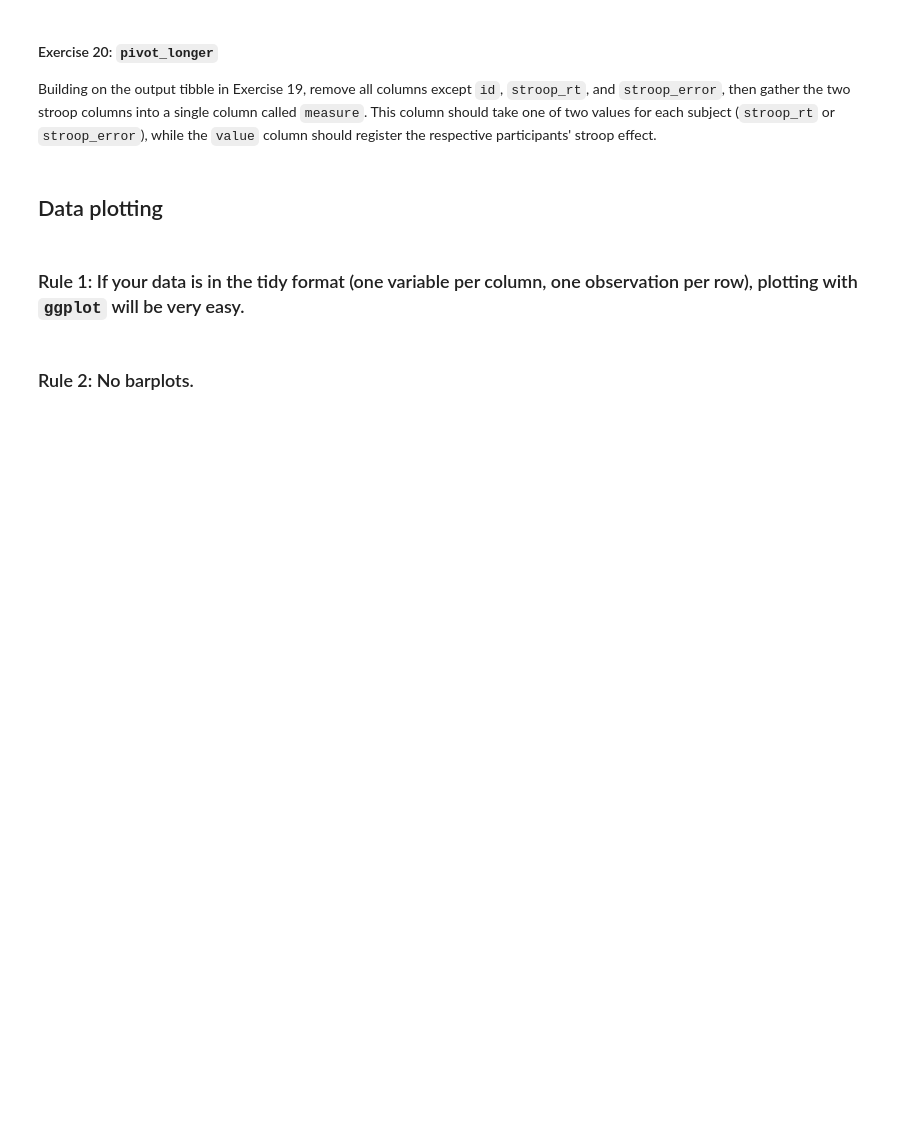
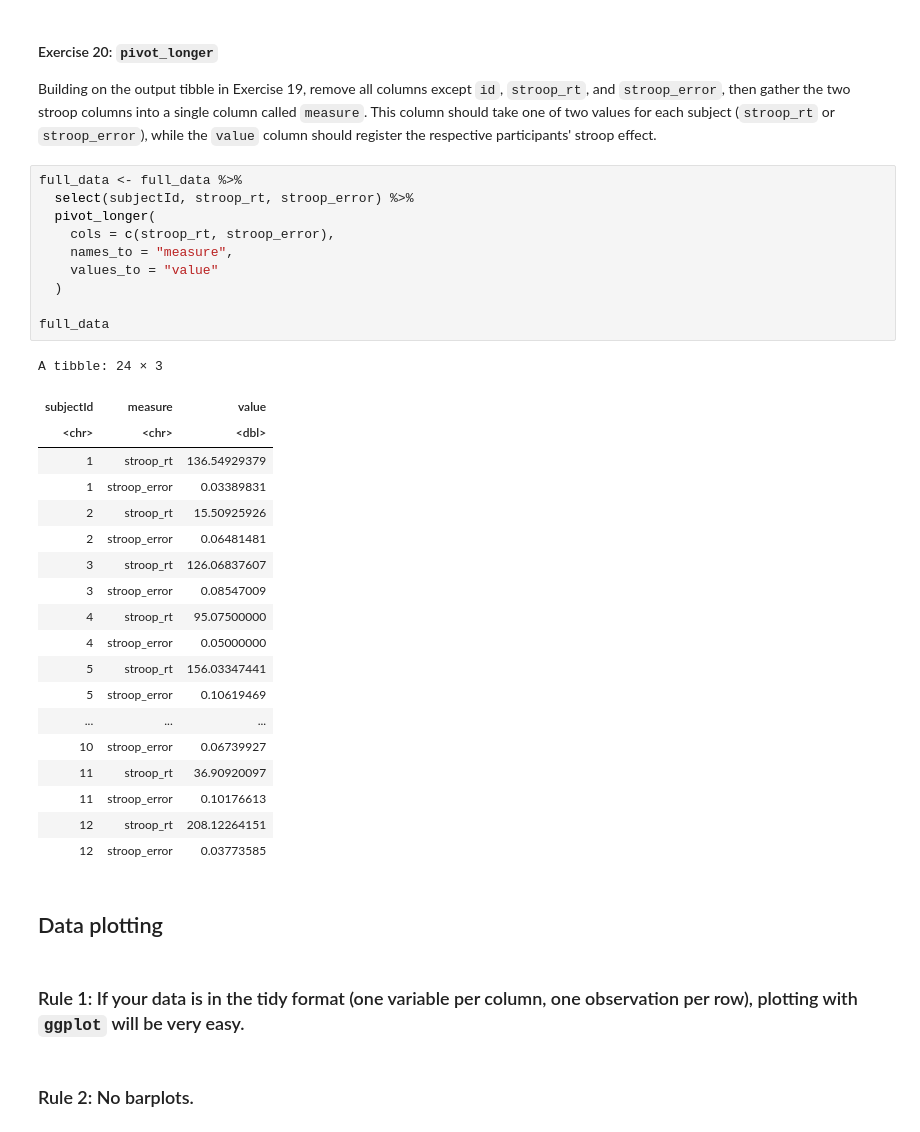
Before and after one commit to Clairaxe/cogsup-prog, a Jupyter notebook: Week-13/Exercises/Intro-Tidyverse-2.ipynb, the cells around one changed output. Saved outputs shown, nothing was run; the diff lists cells and outputs as text; blank space fills up the shorter version.

```diff
--- a/Week-13/Exercises/Intro-Tidyverse-2.ipynb
+++ b/Week-13/Exercises/Intro-Tidyverse-2.ipynb
@@ -350,6 +571,36 @@ Compute the average Stroop effects for each participant. One column should be ca
 # %% [markdown]
 #### Exercise 20: `pivot_longer`
 Building on the output tibble in Exercise 19, remove all columns except `id`, `stroop_rt`, and `stroop_error`, then gather the two stroop columns into a single column called `measure`. This column should take one of two values for each subject (`stroop_rt` or `stroop_error`), while the `value` column should register the respective participants' stroop effect.
+# %%
+full_data <- full_data %>%
+  select(subjectId, stroop_rt, stroop_error) %>%
+  pivot_longer(
+    cols = c(stroop_rt, stroop_error),
+    names_to = "measure",
+    values_to = "value"
+  )
+
+full_data
+# %% [output]
+A tibble: 24 × 3
+| subjectId | measure | value |
+| <chr> | <chr> | <dbl> |
+| 1 | stroop_rt | 136.54929379 |
+| 1 | stroop_error | 0.03389831 |
+| 2 | stroop_rt | 15.50925926 |
+| 2 | stroop_error | 0.06481481 |
+| 3 | stroop_rt | 126.06837607 |
+| 3 | stroop_error | 0.08547009 |
+| 4 | stroop_rt | 95.07500000 |
+| 4 | stroop_error | 0.05000000 |
+| 5 | stroop_rt | 156.03347441 |
+| 5 | stroop_error | 0.10619469 |
+| ... | ... | ... |
+| 10 | stroop_error | 0.06739927 |
+| 11 | stroop_rt | 36.90920097 |
+| 11 | stroop_error | 0.10176613 |
+| 12 | stroop_rt | 208.12264151 |
+| 12 | stroop_error | 0.03773585 |
 # %% [markdown]
 ## Data plotting
 # %% [markdown]
```
Also changed, not shown: parts of 14 cells of this notebook.
